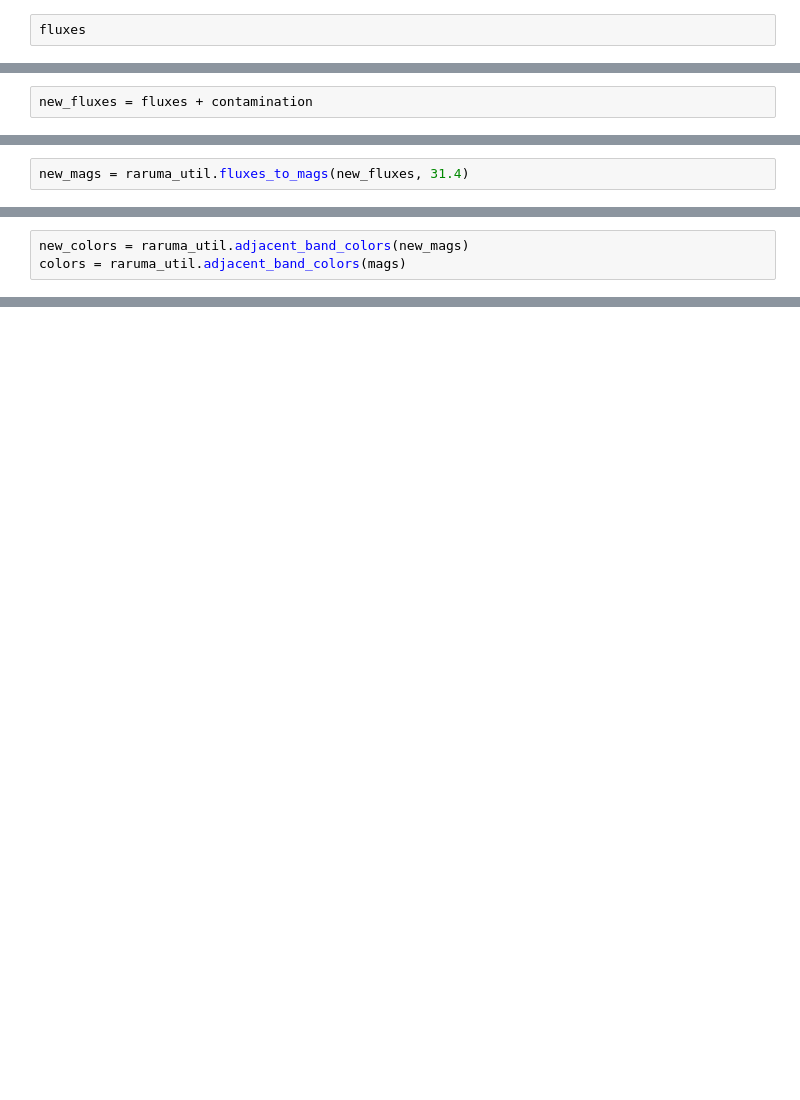
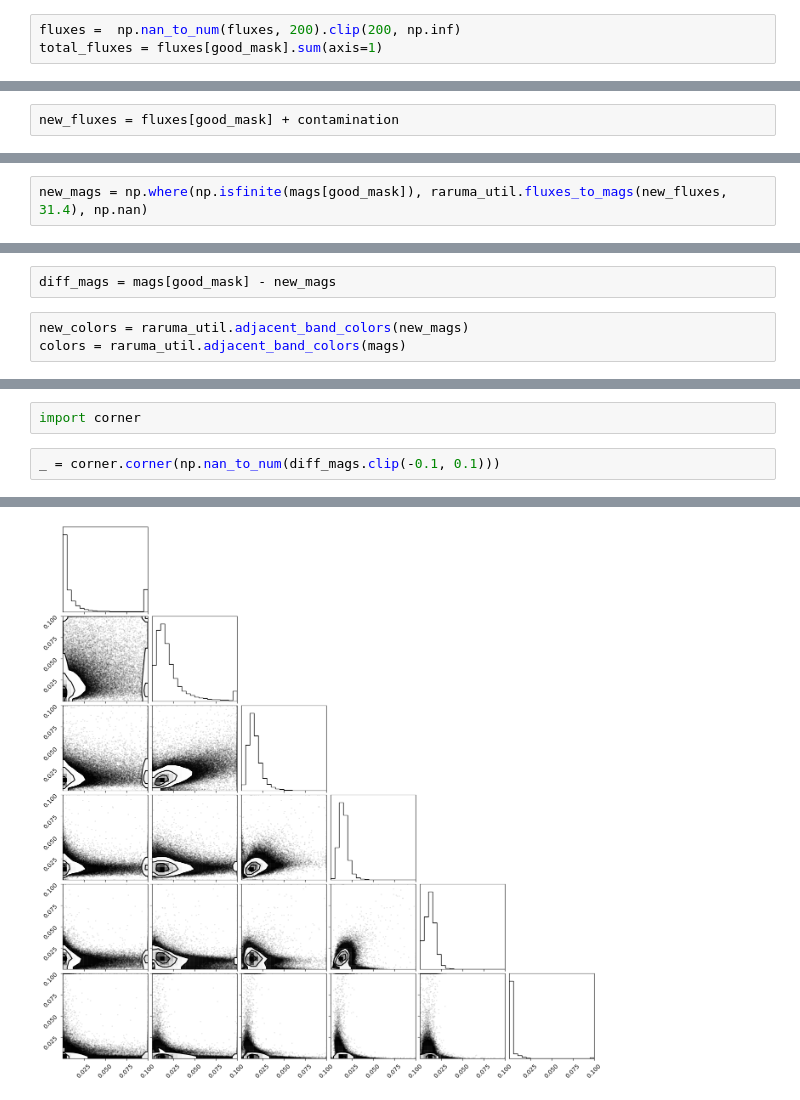
Before and after one commit to eacharles/rail_raruma, a Jupyter notebook: nb/Syst/Admixture.ipynb, the cells around one changed output, grey strips where cells are left out. Drawn from its saved outputs; the diff is of its cells as text; blank space fills up the shorter version.

```diff
--- a/nb/Syst/Admixture.ipynb
+++ b/nb/Syst/Admixture.ipynb
@@ -36,4 +72,5 @@ total_fluxes = fluxes[mask].sum(axis=1)
 # %%
-fluxes
+fluxes =  np.nan_to_num(fluxes, 200).clip(200, np.inf)
+total_fluxes = fluxes[good_mask].sum(axis=1)
 # %%
 n_obj = len(total_fluxes)
@@ -50,5 +110,5 @@ pick_weights
 # %%
 contamination = (pick_fluxes.T*(pick_weights*0.01)).T
 # %%
-new_fluxes = fluxes + contamination
+new_fluxes = fluxes[good_mask] + contamination
 # %%
@@ -56,3 +130,3 @@ new_fluxes / fluxes
 # %%
-new_mags = raruma_util.fluxes_to_mags(new_fluxes, 31.4)
+new_mags = np.where(np.isfinite(mags[good_mask]), raruma_util.fluxes_to_mags(new_fluxes, 31.4), np.nan)
 # %%
@@ -60,3 +148,5 @@ mags - new_mags
+# %%
+diff_mags = mags[good_mask] - new_mags
 # %%
 new_colors = raruma_util.adjacent_band_colors(new_mags)
 colors = raruma_util.adjacent_band_colors(mags)
@@ -64,0 +166,5 @@ new_colors - colors
+# %%
+import corner
+# %%
+_ = corner.corner(np.nan_to_num(diff_mags.clip(-0.1, 0.1)))
+# %% [output]
@@ -64,0 +175 @@ new_colors - colors
+[figure, added]
```
Also changed, not shown: parts of 22 cells of this notebook, 3 other files.
